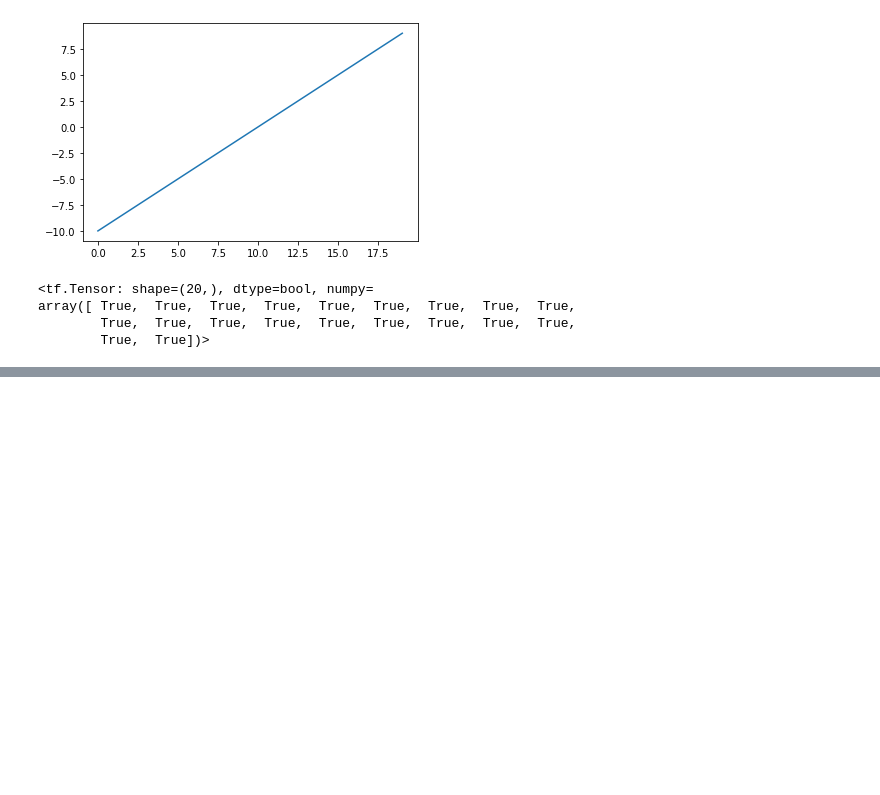
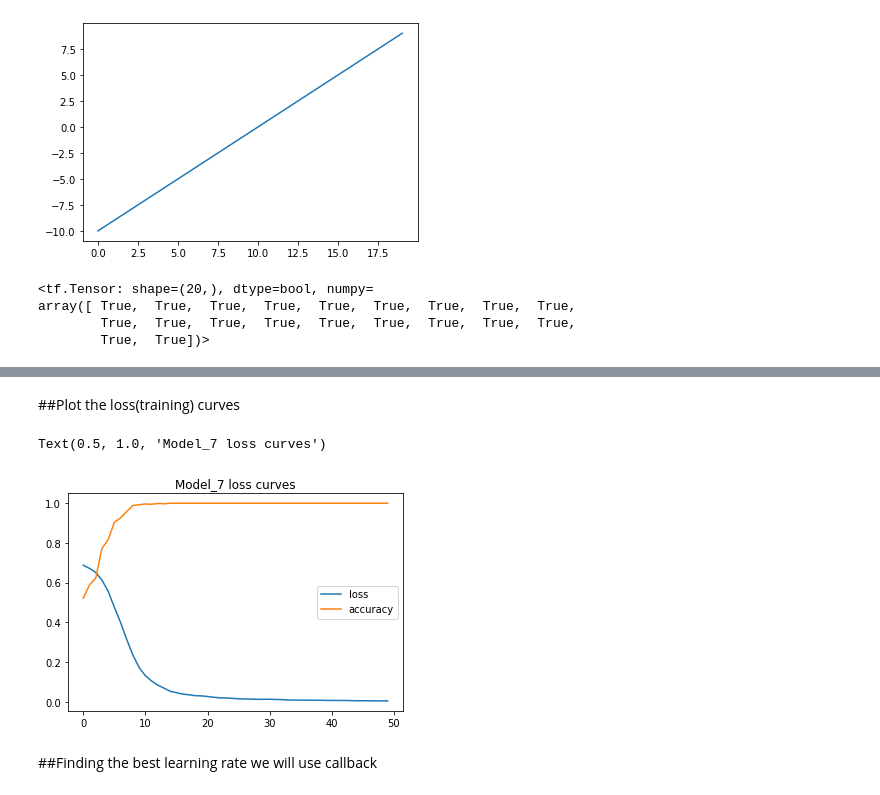
Before and after one commit to enesergen/TensorflowFundamentalCourseWithDaniel, a Jupyter notebook: 02_neural_network_classification_with_tensorflow.ipynb, the cells around one changed output, grey strips where cells are left out. Saved outputs shown, nothing was run; the diff lists cells and outputs as text; code cells hidden in the pictures; blank space fills up the shorter version.

```diff
--- a/02_neural_network_classification_with_tensorflow.ipynb
+++ b/02_neural_network_classification_with_tensorflow.ipynb
@@ -331,0 +390,11 @@ array([ True,  True,  True,  True,  True,  True,  True,  True,  True,
+# %% [markdown]
+##Plot the loss(training) curves
+# %%
+pd.DataFrame(history.history).plot()
+plt.title("Model_7 loss curves")
+# %% [output]
+Text(0.5, 1.0, 'Model_7 loss curves')
+[figure, added]
+# %% [markdown]
+##Finding the best learning rate
+we will use callback
```
Also changed, not shown: parts of 29 cells of this notebook.
